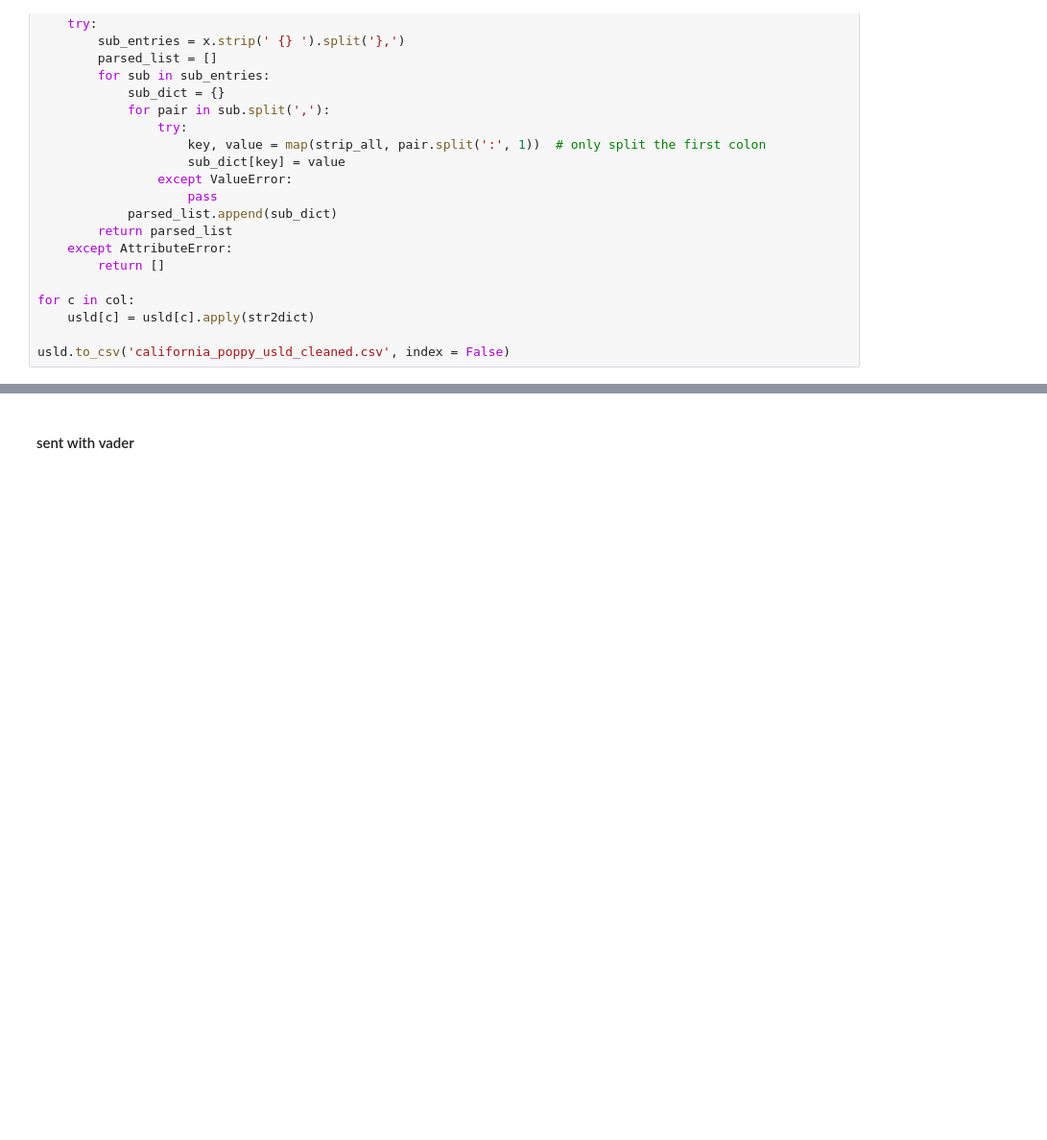
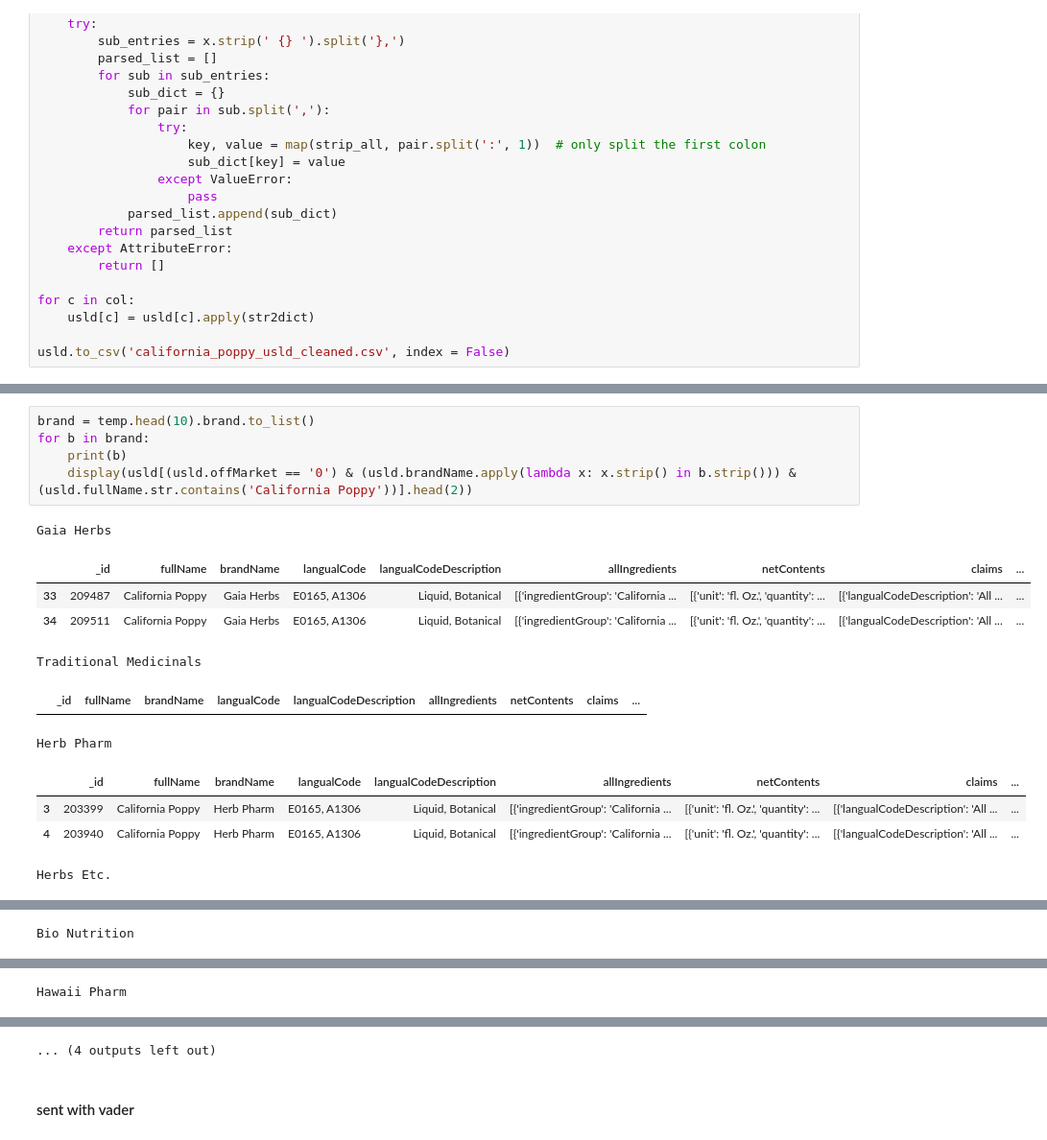
Before and after one commit to TLI2958/scrapfly-scrapers, a Jupyter notebook: etsy-scraper/results/read_res.ipynb, the cells around one changed output, grey strips where cells are left out. Shown at 96% size. Drawn from its saved outputs; the diff is of its cells as text; blank space fills up the shorter version.

```diff
--- a/etsy-scraper/results/read_res.ipynb
+++ b/etsy-scraper/results/read_res.ipynb
@@ -374,0 +394,17 @@ usld.to_csv('california_poppy_usld_cleaned.csv', index = False)
+# %%
+brand = temp.head(10).brand.to_list()
+for b in brand:
+    print(b)
+    display(usld[(usld.offMarket == '0') & (usld.brandName.apply(lambda x: x.strip() in b.strip())) & (usld.fullName.str.contains('California Poppy'))].head(2))
+# %% [output]
+Gaia Herbs
+|  | _id | fullName | brandName | langualCode | langualCodeDescription | allIngredients | netContents | claims | ... |
+| 33 | 209487 | California Poppy | Gaia Herbs | E0165, A1306 | Liquid, Botanical | [{'ingredientGroup': 'California ... | [{'unit': 'fl. Oz.', 'quantity': ... | [{'langualCodeDescription': 'All ... | ... |
+| 34 | 209511 | California Poppy | Gaia Herbs | E0165, A1306 | Liquid, Botanical | [{'ingredientGroup': 'California ... | [{'unit': 'fl. Oz.', 'quantity': ... | [{'langualCodeDescription': 'All ... | ... |
+Traditional Medicinals
+|  | _id | fullName | brandName | langualCode | langualCodeDescription | allIngredients | netContents | claims | ... |
+Herb Pharm
+|  | _id | fullName | brandName | langualCode | langualCodeDescription | allIngredients | netContents | claims | ... |
+| 3 | 203399 | California Poppy | Herb Pharm | E0165, A1306 | Liquid, Botanical | [{'ingredientGroup': 'California ... | [{'unit': 'fl. Oz.', 'quantity': ... | [{'langualCodeDescription': 'All ... | ... |
+| 4 | 203940 | California Poppy | Herb Pharm | E0165, A1306 | Liquid, Botanical | [{'ingredientGroup': 'California ... | [{'unit': 'fl. Oz.', 'quantity': ... | [{'langualCodeDescription': 'All ... | ... |
+Herbs Etc.
@@ -374,0 +413 @@ usld.to_csv('california_poppy_usld_cleaned.csv', index = False)
+Bio Nutrition
@@ -374,0 +416 @@ usld.to_csv('california_poppy_usld_cleaned.csv', index = False)
+Hawaii Pharm
@@ -375,3 +420,4 @@ usld.to_csv('california_poppy_usld_cleaned.csv', index = False)
+... (4 outputs left out)
 # %% [markdown]
 #### sent with vader
 # %%
```
Also changed, not shown: parts of 21 cells of this notebook, 16 other files.
